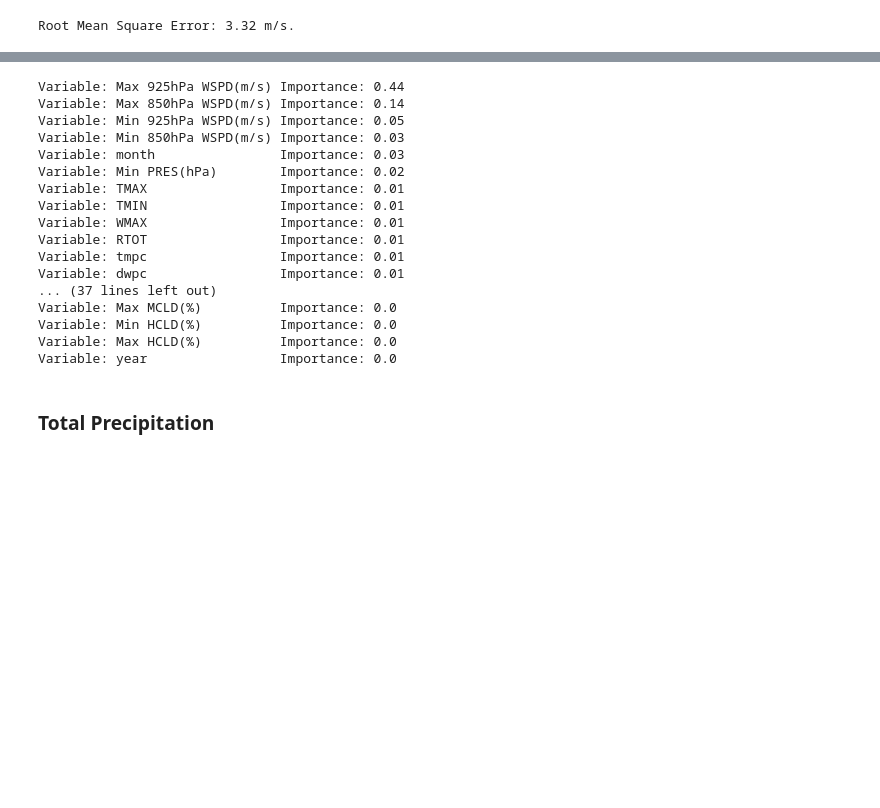
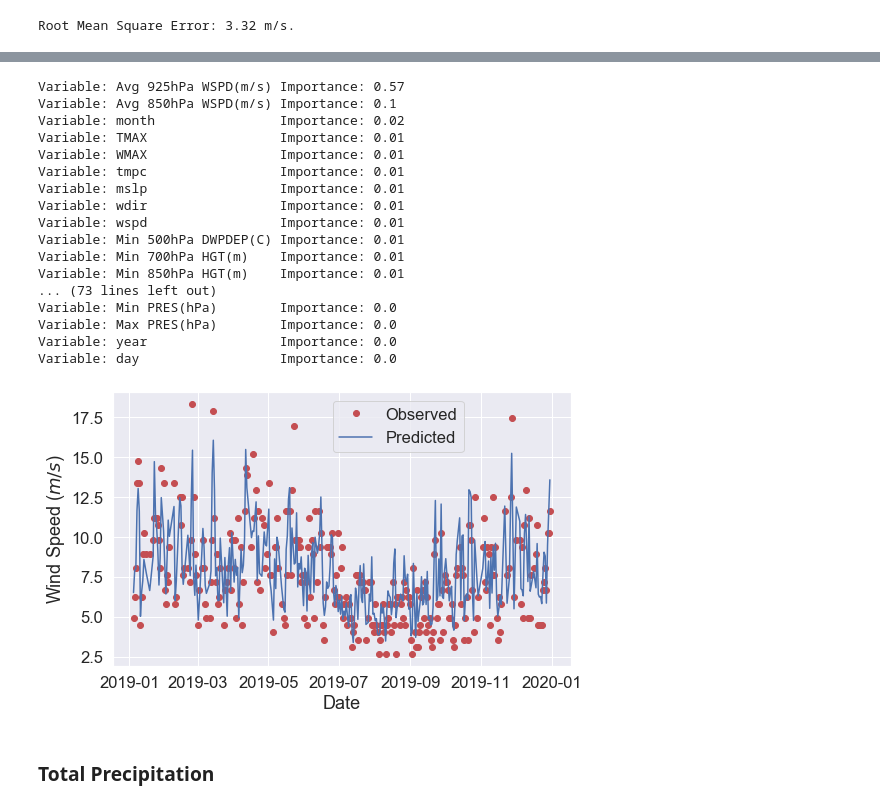
Before and after one commit to kevingray92/597_Project4_GroupB, a Jupyter notebook: RandomForest.ipynb, the cells around one changed output, grey strips where cells are left out. Saved outputs shown, nothing was run; the diff lists cells and outputs as text; code cells hidden in the pictures; blank space fills up the shorter version.

```diff
--- a/RandomForest.ipynb
+++ b/RandomForest.ipynb
@@ -307,7 +358,7 @@ Root Mean Square Error: 1.7 m/s.
 importances = list(rfwind.feature_importances_)
 
 # List of tuples with variable and importance
-feature_importances = [(feature, round(importance, 2)) for feature, importance in zip(feature_list, importances)]
+feature_importances = [(feature, round(importance, 2)) for feature, importance in zip(new_features.drop(columns = ['Date']).columns, importances)]
 
 # Sort the feature importances by most important first
 feature_importances = sorted(feature_importances, key = lambda x: x[1], reverse = True)
@@ -315,23 +366,37 @@ feature_importances = sorted(feature_importances, key = lambda x: x[1], reverse
 # Print out the feature and importances
 [print('Variable: {:20} Importance: {}'.format(*pair)) for pair in feature_importances];
 # %% [output]
-Variable: Max 925hPa WSPD(m/s) Importance: 0.44
-Variable: Max 850hPa WSPD(m/s) Importance: 0.14
-Variable: Min 925hPa WSPD(m/s) Importance: 0.05
-Variable: Min 850hPa WSPD(m/s) Importance: 0.03
-Variable: month                Importance: 0.03
-Variable: Min PRES(hPa)        Importance: 0.02
+Variable: Avg 925hPa WSPD(m/s) Importance: 0.57
+Variable: Avg 850hPa WSPD(m/s) Importance: 0.1
+Variable: month                Importance: 0.02
 Variable: TMAX                 Importance: 0.01
-Variable: TMIN                 Importance: 0.01
 Variable: WMAX                 Importance: 0.01
-Variable: RTOT                 Importance: 0.01
 Variable: tmpc                 Importance: 0.01
-Variable: dwpc                 Importance: 0.01
-... (37 lines left out)
-Variable: Max MCLD(%)          Importance: 0.0
-Variable: Min HCLD(%)          Importance: 0.0
-Variable: Max HCLD(%)          Importance: 0.0
+Variable: mslp                 Importance: 0.01
+Variable: wdir                 Importance: 0.01
+Variable: wspd                 Importance: 0.01
+Variable: Min 500hPa DWPDEP(C) Importance: 0.01
+Variable: Min 700hPa HGT(m)    Importance: 0.01
+Variable: Min 850hPa HGT(m)    Importance: 0.01
+... (73 lines left out)
+Variable: Min PRES(hPa)        Importance: 0.0
+Variable: Max PRES(hPa)        Importance: 0.0
 Variable: year                 Importance: 0.0
+Variable: day                  Importance: 0.0
+# %%
+# Do the plot
+fig, ax = plt.subplots(figsize = (8,5))
+ax.plot(test_dates, test_labels_wmax, 'ro', label = 'Observed')
+ax.plot(test_dates, predictions_wmax, 'b-', label = 'Predicted')
+# ax.plot(predictions, 'b-')
+# ax.plot(test_labels, 'ro')
+ax.set_xlabel('Date')
+ax.set_ylabel('Wind Speed ($m/s$)')
+plt.legend(loc = [0.48, 0.78])
+plt.tight_layout()
+plt.savefig('./wmax_rf.png', dpi = 500)
+# %% [output]
+[figure, added]
 # %% [markdown]
 ### Total Precipitation
 # %%
```
Also changed, not shown: parts of 15 cells of this notebook, 17 other files.
